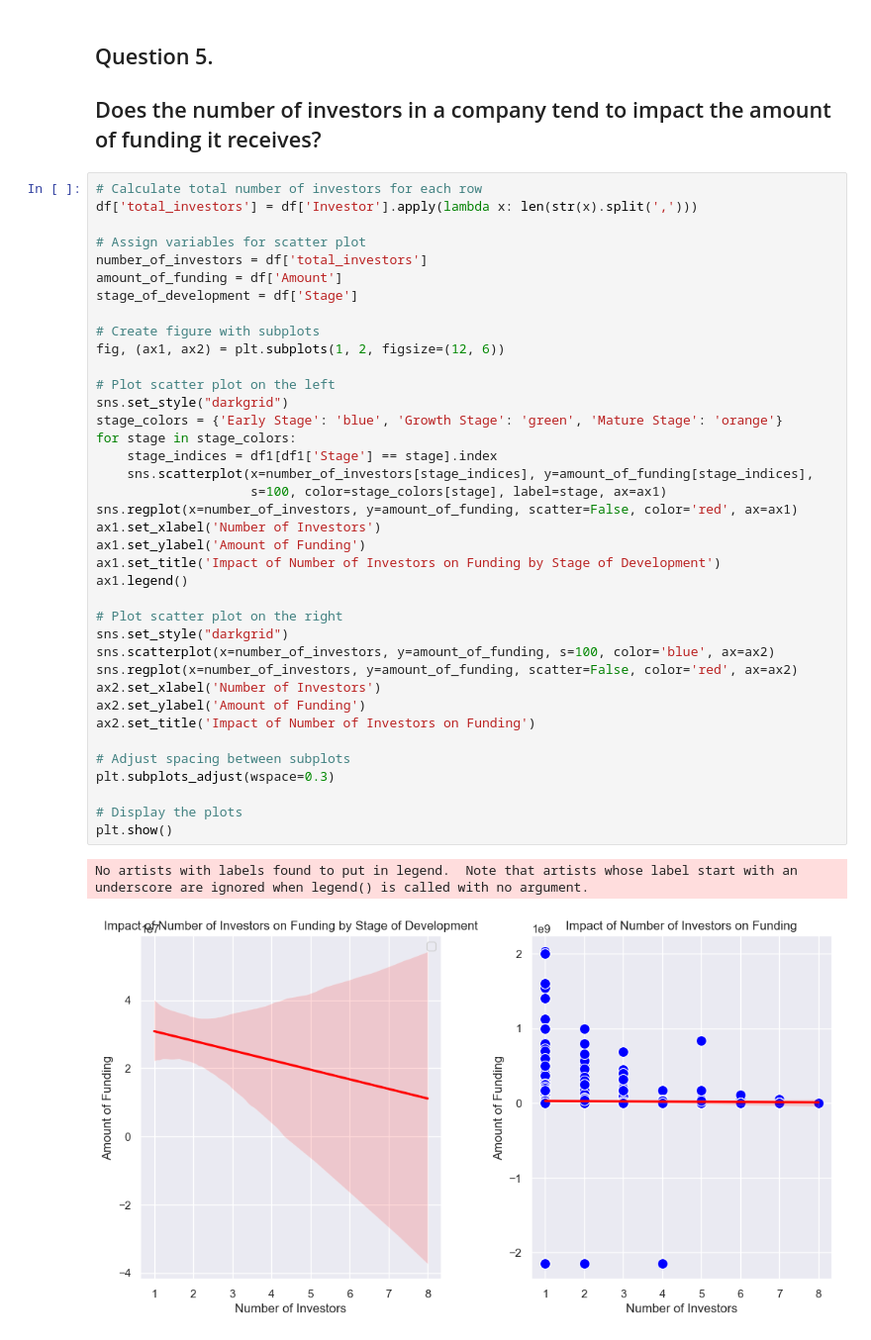
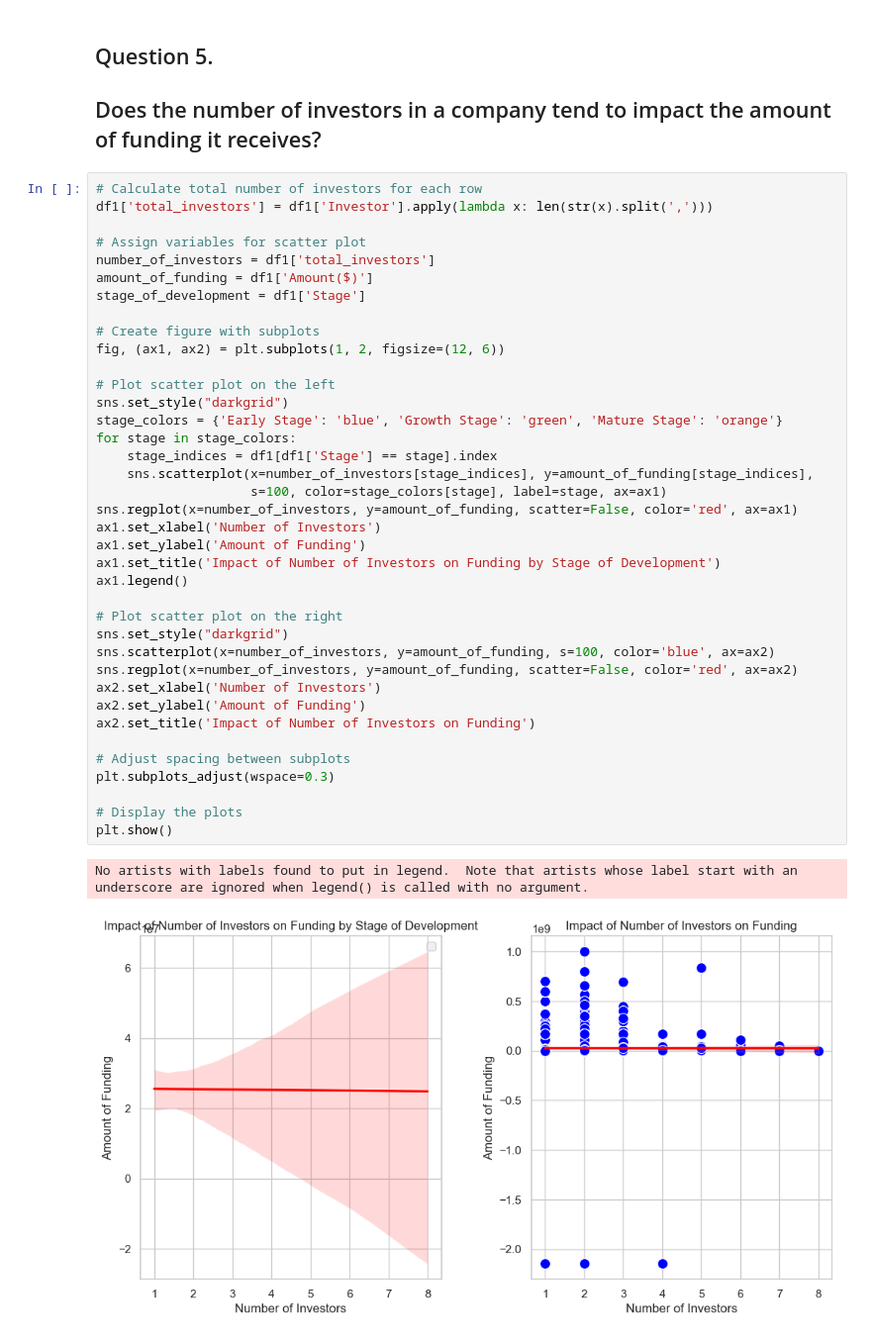
Before and after one commit to Israel-Anaba/Edinburgh-Indian-Start-up-Project, a Jupyter notebook: Answering questions with Visualization.ipynb, the cells around one changed output. Shown: that part at 99% size. Cells and saved outputs as stored; diff of their text form.

```diff
--- a/Answering questions with Visualization.ipynb
+++ b/Answering questions with Visualization.ipynb
@@ -191,45 +227,45 @@ We can approximate that the related sector of the startups in this city could be
 ## Does the number of investors in a company tend to impact the amount of funding it receives?
 # %%
 # Calculate total number of investors for each row
-df['total_investors'] = df['Investor'].apply(lambda x: len(str(x).split(',')))
+df1['total_investors'] = df1['Investor'].apply(lambda x: len(str(x).split(',')))
 
 # Assign variables for scatter plot
-number_of_investors = df['total_investors']
-amount_of_funding = df['Amount']
-stage_of_development = df['Stage']
+number_of_investors = df1['total_investors']
+amount_of_funding = df1['Amount($)']
+stage_of_development = df1['Stage']
 
 # Create figure with subplots
 fig, (ax1, ax2) = plt.subplots(1, 2, figsize=(12, 6))
 
 # Plot scatter plot on the left
 sns.set_style("darkgrid")
 stage_colors = {'Early Stage': 'blue', 'Growth Stage': 'green', 'Mature Stage': 'orange'}
 for stage in stage_colors:
     stage_indices = df1[df1['Stage'] == stage].index
     sns.scatterplot(x=number_of_investors[stage_indices], y=amount_of_funding[stage_indices],
                     s=100, color=stage_colors[stage], label=stage, ax=ax1)
 sns.regplot(x=number_of_investors, y=amount_of_funding, scatter=False, color='red', ax=ax1)
 ax1.set_xlabel('Number of Investors')
 ax1.set_ylabel('Amount of Funding')
 ax1.set_title('Impact of Number of Investors on Funding by Stage of Development')
 ax1.legend()
 
 # Plot scatter plot on the right
 sns.set_style("darkgrid")
 sns.scatterplot(x=number_of_investors, y=amount_of_funding, s=100, color='blue', ax=ax2)
 sns.regplot(x=number_of_investors, y=amount_of_funding, scatter=False, color='red', ax=ax2)
 ax2.set_xlabel('Number of Investors')
 ax2.set_ylabel('Amount of Funding')
 ax2.set_title('Impact of Number of Investors on Funding')
 
 # Adjust spacing between subplots
 plt.subplots_adjust(wspace=0.3)
 
 # Display the plots
 plt.show()
 # %% [output]
 No artists with labels found to put in legend.  Note that artists whose label start with an underscore are ignored when legend() is called with no argument.
-[figure, old version]
+[figure, new version]
 # %% [markdown]
 The horizontal trend observed in the scatter plot aligns with the weak correlation coefficient and supports the conclusion that there is no significant correlation. The data points scattered without a clear pattern further reinforce the lack of a strong relationship between the number of investors and the amount of funding.
 
```
Also changed, not shown: parts of 10 cells of this notebook, 5 other files.
